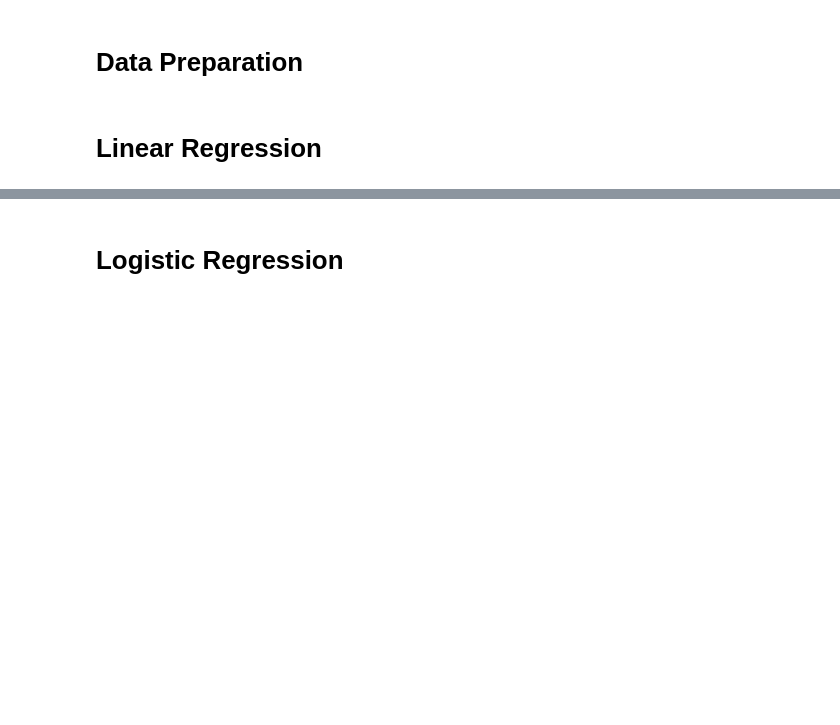
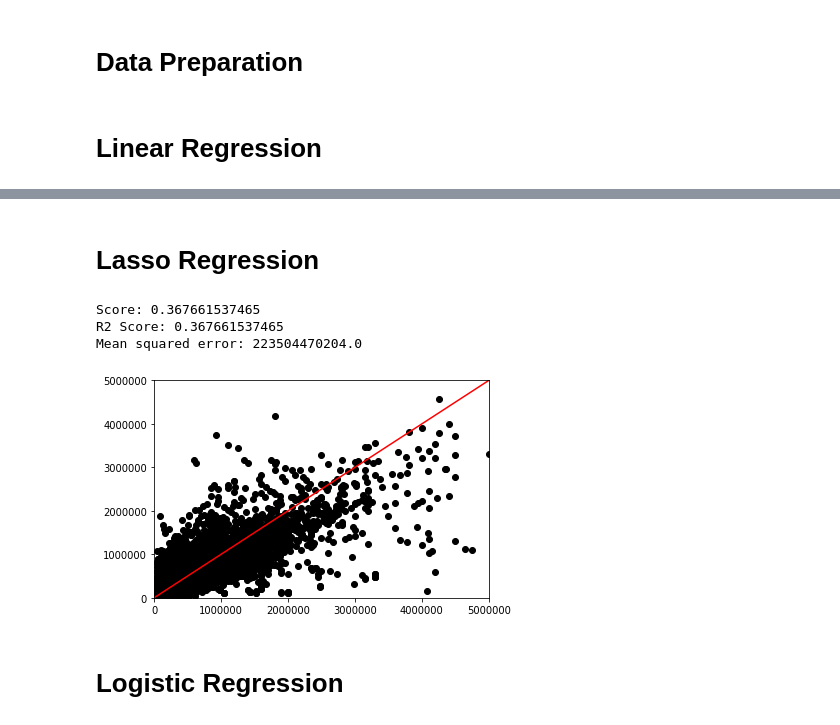
Before and after one commit to rickardsjp/DC_Housing_Tongji, a Jupyter notebook: Prediction Regression.ipynb, the cells around one changed output, grey strips where cells are left out. Drawn from its saved outputs; the diff is of its cells as text; code cells hidden in the pictures; blank space fills up the shorter version.

```diff
--- a/Prediction Regression.ipynb
+++ b/Prediction Regression.ipynb
@@ -67,3 +74,32 @@ Mean squared error: 1.73688976638e+31
+# %% [markdown]
+# Lasso Regression
+# %%
+lassoreg = Lasso()
+lassoreg.fit(x_train, y_train)
+
+y_pred_lasso = lassoreg.predict(x_test)
+
+lasso_score = lassoreg.score(x_test, y_test)
+lasso_msqe = mean_squared_error(y_test, y_pred_lasso)
+
+print("Score: " + str(lasso_score))
+print("R2 Score: " + str(r2_score(y_test, y_pred_lasso)))
+print("Mean squared error: " + str(lasso_msqe))
+
+fig, ax = plt.subplots()
+ax.scatter(y_test, y_pred_lasso, c='black')
+line = mlines.Line2D([0, 1], [0, 1], color='red')
+transform = ax.transAxes
+line.set_transform(transform)
+plt.xlim(0, 5000000)
+plt.ylim(0, 5000000)
+ax.add_line(line)
+plt.show()
+# %% [output]
+Score: 0.367661537465
+R2 Score: 0.367661537465
+Mean squared error: 223504470204.0
+[figure, added]
 # %% [markdown]
 # Logistic Regression
 # %%
```
Also changed, not shown: parts of 3 cells of this notebook, 1 other file.
